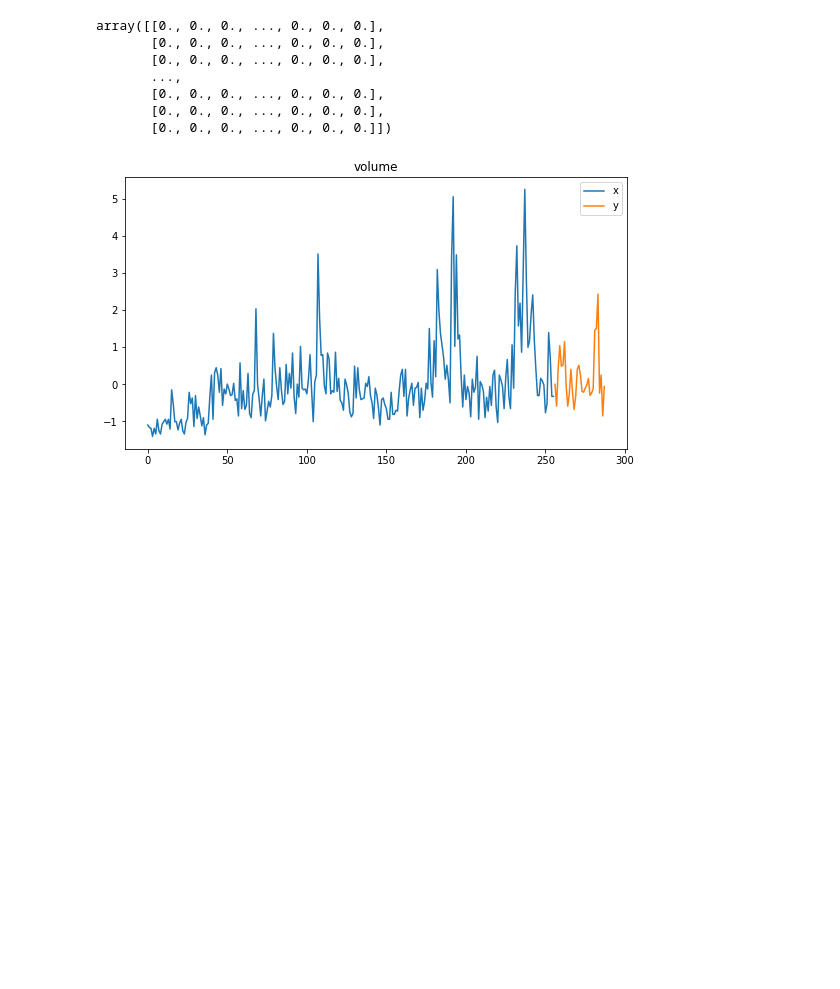
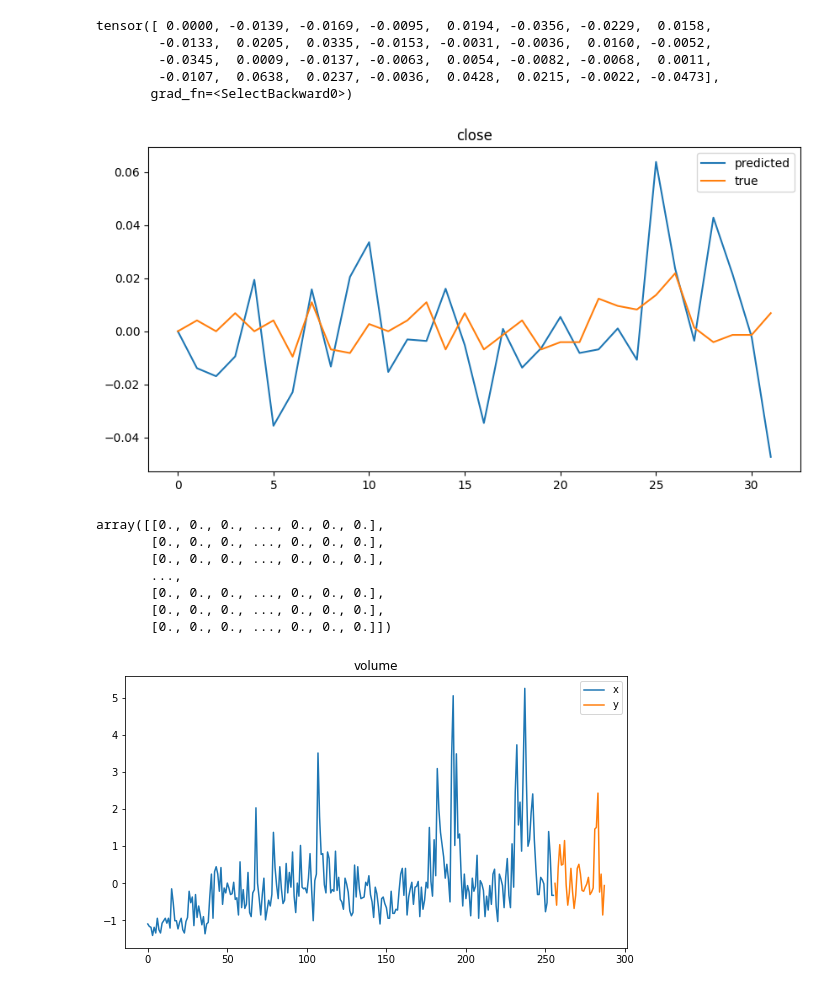
Before and after one commit to TGBM1337/algoTrading, a Jupyter notebook: test.ipynb, the cells around one changed output. Cells and saved outputs as stored; diff of their text form; code cells hidden in the pictures; blank space fills up the shorter version.

```diff
--- a/test.ipynb
+++ b/test.ipynb
@@ -9,3 +101,20 @@ X, y = generate_dataset("EUR_USD", "oanda", 256, 32, 2015, 2016)
+# %%
+result[:, 0]
+# %% [output]
+tensor([ 0.0000, -0.0139, -0.0169, -0.0095,  0.0194, -0.0356, -0.0229,  0.0158,
+        -0.0133,  0.0205,  0.0335, -0.0153, -0.0031, -0.0036,  0.0160, -0.0052,
+        -0.0345,  0.0009, -0.0137, -0.0063,  0.0054, -0.0082, -0.0068,  0.0011,
+        -0.0107,  0.0638,  0.0237, -0.0036,  0.0428,  0.0215, -0.0022, -0.0473],
+       grad_fn=<SelectBackward0>)
+# %%
+plt.figure(figsize=(10, 5))
+plt.plot(result[:, 0].detach().numpy(), label = "Predicted")
+plt.plot(label[0, :, 0], label = "True")
+plt.legend()
+plt.title("Close")
+plt.show()
+# %% [output]
+[figure, added]
 # %%
 y[:, 0, :]
 # %% [output]
```
Also changed, not shown: parts of 8 cells of this notebook, 6 other files.
